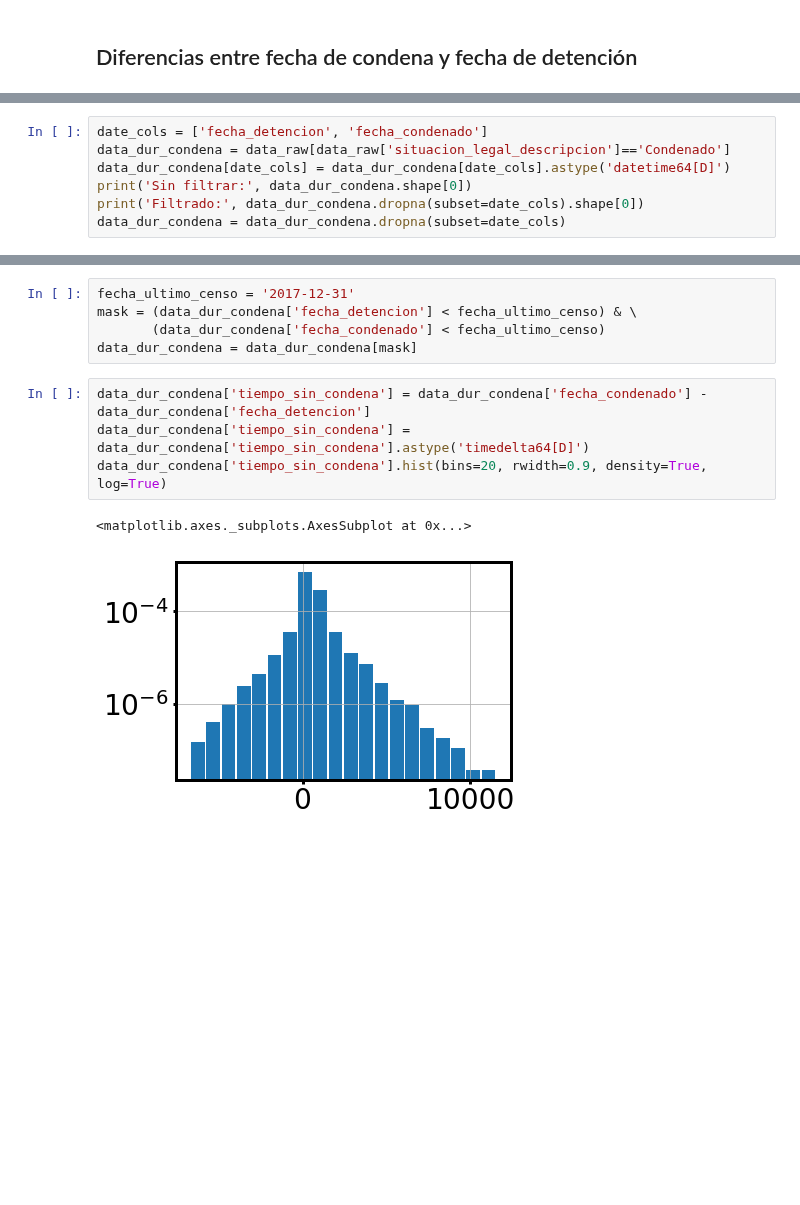
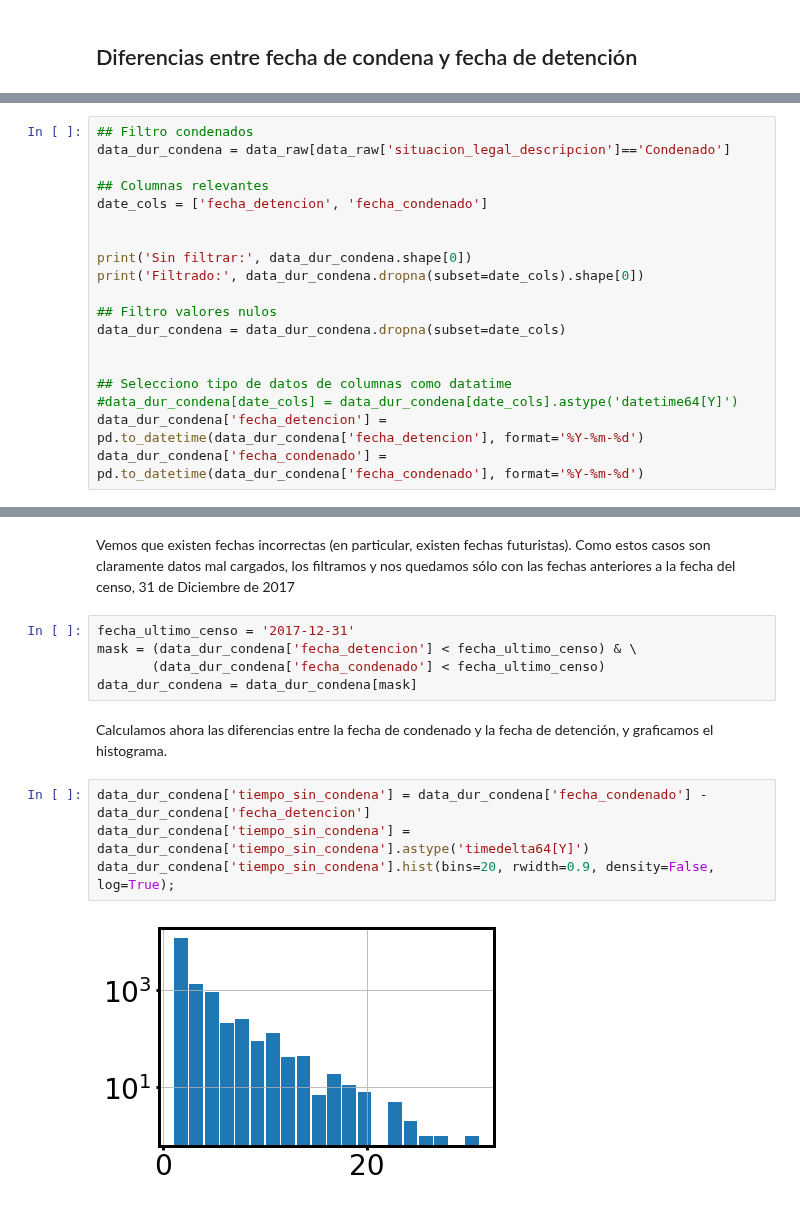
Before and after one commit to nahuelalmeira/poblacionPenal, a Jupyter notebook: VisualizacionYAnalisis/DiploDatos_PoblacionPenitenciariaArgentina_VyA.ipynb, the cells around one changed output, grey strips where cells are left out. Drawn from its saved outputs; the diff is of its cells as text; blank space fills up the shorter version.

Commit message:
Agrego diff tiempo condena vs detencion y nacionalidad por tipo de establecimiento

```diff
--- a/VisualizacionYAnalisis/DiploDatos_PoblacionPenitenciariaArgentina_VyA.ipynb
+++ b/VisualizacionYAnalisis/DiploDatos_PoblacionPenitenciariaArgentina_VyA.ipynb
@@ -852,8 +863,20 @@ dtype: float64
 # %%
+## Filtro condenados
+data_dur_condena = data_raw[data_raw['situacion_legal_descripcion']=='Condenado']
+
+## Columnas relevantes
 date_cols = ['fecha_detencion', 'fecha_condenado']
-data_dur_condena = data_raw[data_raw['situacion_legal_descripcion']=='Condenado']
-data_dur_condena[date_cols] = data_dur_condena[date_cols].astype('datetime64[D]')
+
+
 print('Sin filtrar:', data_dur_condena.shape[0])
 print('Filtrado:', data_dur_condena.dropna(subset=date_cols).shape[0])
+
+## Filtro valores nulos
 data_dur_condena = data_dur_condena.dropna(subset=date_cols)
+
+
+## Selecciono tipo de datos de columnas como datatime
+#data_dur_condena[date_cols] = data_dur_condena[date_cols].astype('datetime64[Y]')
+data_dur_condena['fecha_detencion'] = pd.to_datetime(data_dur_condena['fecha_detencion'], format='%Y-%m-%d')
+data_dur_condena['fecha_condenado'] = pd.to_datetime(data_dur_condena['fecha_condenado'], format='%Y-%m-%d')
 # %% [output]
@@ -886,15 +917,18 @@ Valores extremos de fechas de condena
+# %% [markdown]
+Vemos que existen fechas incorrectas (en particular, existen fechas futuristas). Como estos casos son claramente datos mal cargados, los filtramos y nos quedamos sólo con las fechas anteriores a la fecha del censo, 31 de Diciembre de 2017
 # %%
 fecha_ultimo_censo = '2017-12-31'
 mask = (data_dur_condena['fecha_detencion'] < fecha_ultimo_censo) & \
        (data_dur_condena['fecha_condenado'] < fecha_ultimo_censo)
 data_dur_condena = data_dur_condena[mask]
+# %% [markdown]
+Calculamos ahora las diferencias entre la fecha de condenado y la fecha de detención, y graficamos el histograma.
 # %%
 data_dur_condena['tiempo_sin_condena'] = data_dur_condena['fecha_condenado'] - data_dur_condena['fecha_detencion']
-data_dur_condena['tiempo_sin_condena'] = data_dur_condena['tiempo_sin_condena'].astype('timedelta64[D]')
-data_dur_condena['tiempo_sin_condena'].hist(bins=20, rwidth=0.9, density=True, log=True)
+data_dur_condena['tiempo_sin_condena'] = data_dur_condena['tiempo_sin_condena'].astype('timedelta64[Y]')
+data_dur_condena['tiempo_sin_condena'].hist(bins=20, rwidth=0.9, density=False, log=True);
 # %% [output]
-<matplotlib.axes._subplots.AxesSubplot at 0x...>
-[figure, old version]
+[figure, new version]
 # %%
 data_dur_condena['tiempo_sin_condena'].describe()
 # %% [output]
```
Also changed, not shown: parts of 13 cells of this notebook, 5 other files.
